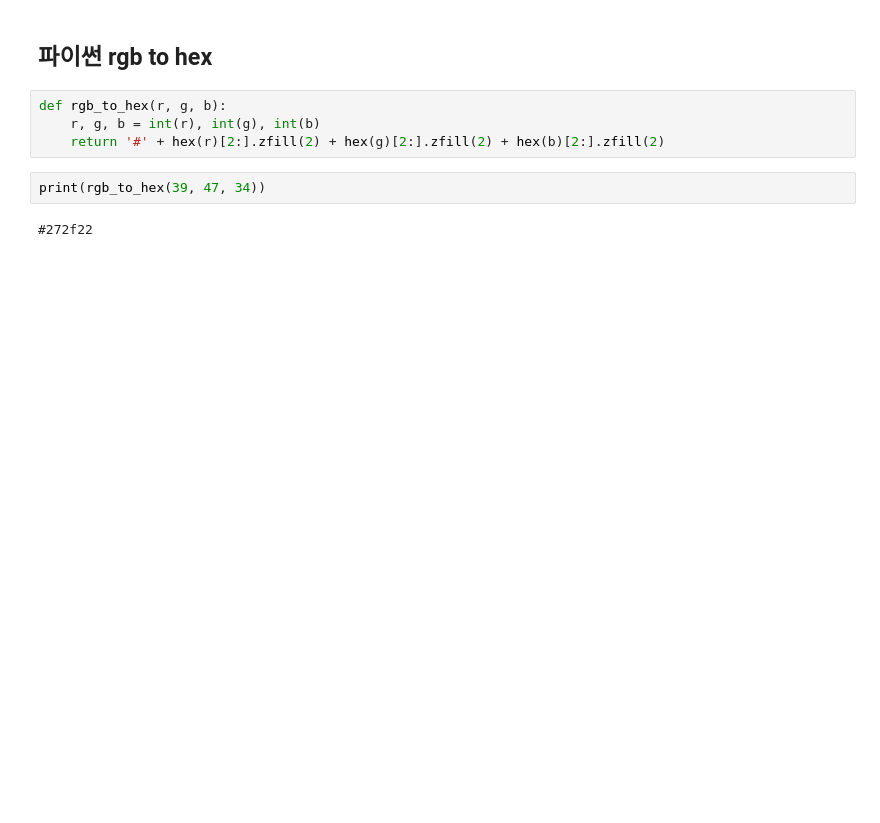
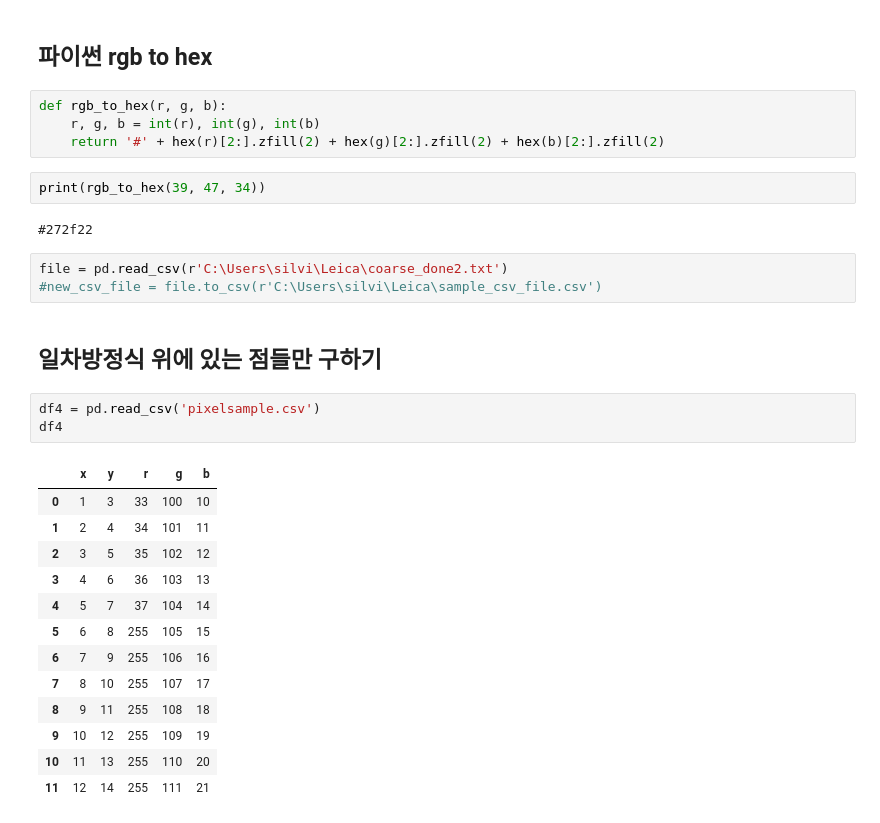
Before and after one commit to DayeYoon/PointCloudTest, a Jupyter notebook: Pixel.ipynb, the cells around one changed output. Cells and saved outputs as stored; diff of their text form; blank space fills up the shorter version.

Commit message:
픽셀 찍어보기 & 일차방정식 y>x 내에 있는 값들만 추출

```diff
--- a/Pixel.ipynb
+++ b/Pixel.ipynb
@@ -129,3 +292,25 @@ def rgb_to_hex(r, g, b):
 print(rgb_to_hex(39, 47, 34))
 # %% [output]
 #272f22
+# %%
+file = pd.read_csv(r'C:\Users\silvi\Leica\coarse_done2.txt')
+#new_csv_file = file.to_csv(r'C:\Users\silvi\Leica\sample_csv_file.csv')
+# %% [markdown]
+## 일차방정식 위에 있는 점들만 구하기
+# %%
+df4 = pd.read_csv('pixelsample.csv')
+df4
+# %% [output]
+|  | x | y | r | g | b |
+| 0 | 1 | 3 | 33 | 100 | 10 |
+| 1 | 2 | 4 | 34 | 101 | 11 |
+| 2 | 3 | 5 | 35 | 102 | 12 |
+| 3 | 4 | 6 | 36 | 103 | 13 |
+| 4 | 5 | 7 | 37 | 104 | 14 |
+| 5 | 6 | 8 | 255 | 105 | 15 |
+| 6 | 7 | 9 | 255 | 106 | 16 |
+| 7 | 8 | 10 | 255 | 107 | 17 |
+| 8 | 9 | 11 | 255 | 108 | 18 |
+| 9 | 10 | 12 | 255 | 109 | 19 |
+| 10 | 11 | 13 | 255 | 110 | 20 |
+| 11 | 12 | 14 | 255 | 111 | 21 |
```
Also changed, not shown: parts of 15 cells of this notebook.
